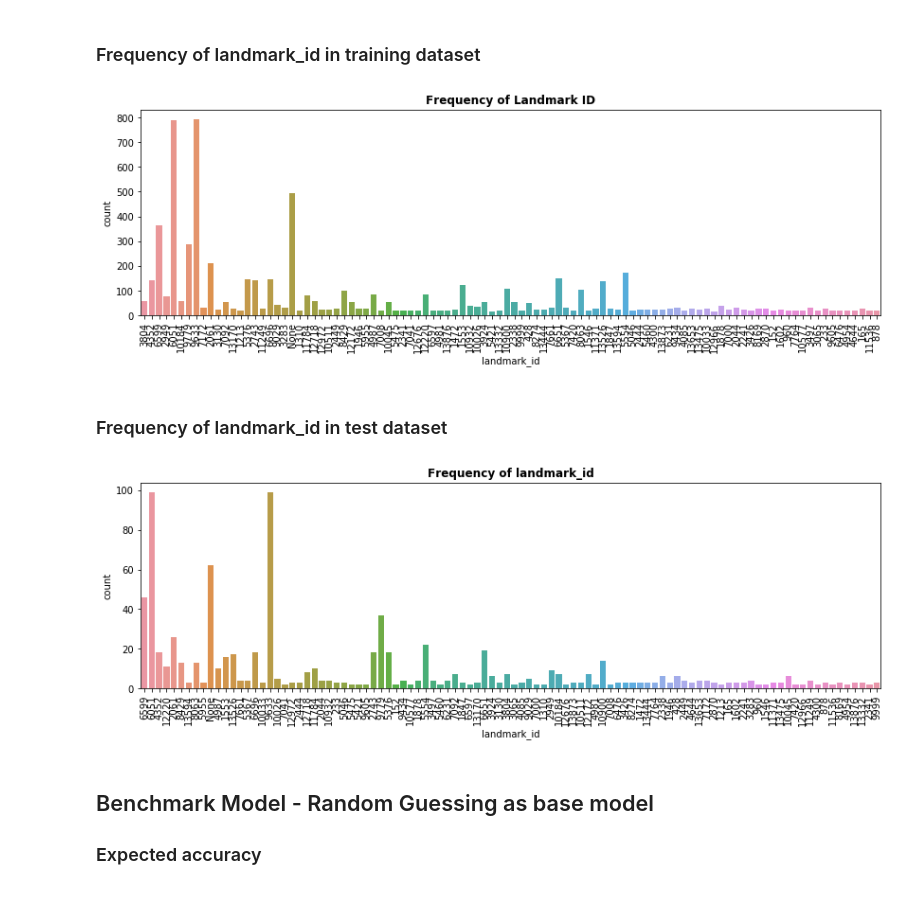
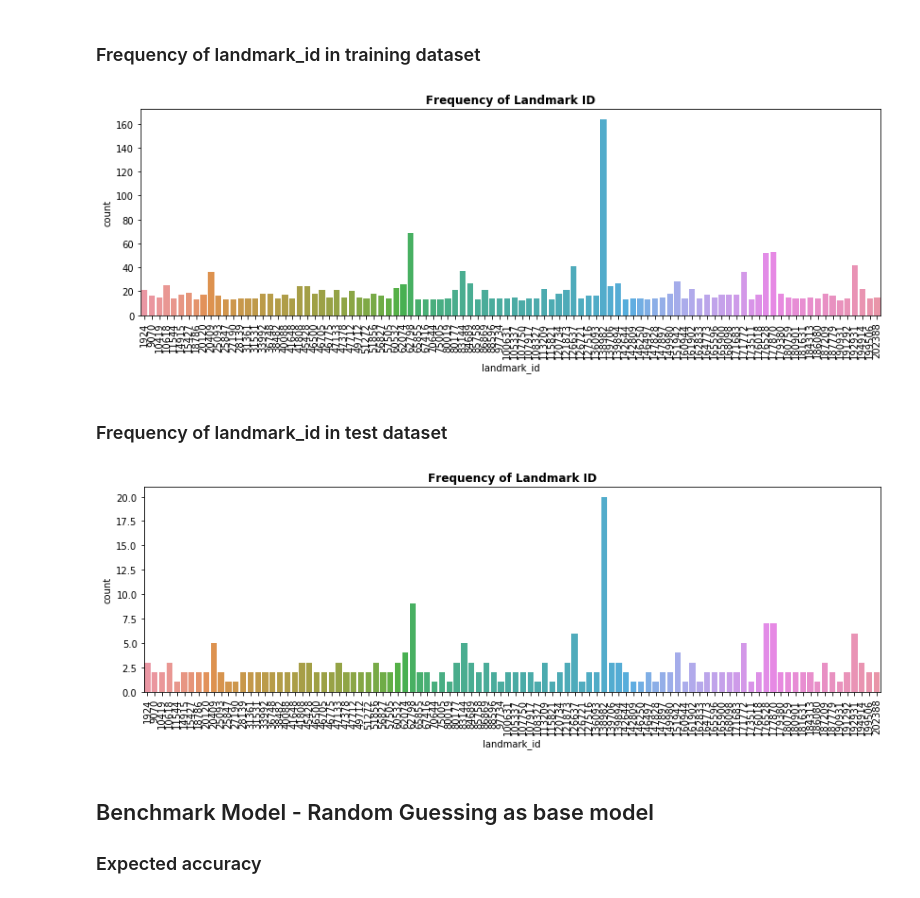
Before and after one commit to samuel890/google-landmark-2019-competition, a Jupyter notebook: landmark_recognition.ipynb, the cells around one changed output. Saved outputs shown, nothing was run; the diff lists cells and outputs as text; code cells hidden in the pictures.

```diff
--- a/landmark_recognition.ipynb
+++ b/landmark_recognition.ipynb
@@ -52,10 +46,12 @@ landmarks=train.groupby(by='landmark_id').count().loc[:,'id']
 lm_stats = pd.concat([sorted_lm, sorted_lm/sorted_lm.sum(), sorted_lm.cumsum()/sorted_lm.sum()], axis=1, ignore_index=True)
 lm_stats.columns=['Count', 'Proportion', 'CumSum']
 
-top_100 = lm_stats[0 : 100] # top 100 most frequent landmark_id for image selection
+# top 100 most frequent landmark_id for image selection
+top_100 = lm_stats[0 : 100]
 
 train_ordered = train[train.landmark_id.isin(top_100.index)]
-# select 2% of images from each landmark_id with random state 17
+
+# select 1% of images from each landmark_id
 sample_group = train_ordered.groupby(by='landmark_id').apply(lambda x: x.sample(frac=0.02, random_state=17))
 sample_index = sample_group.index.levels[1]
 
@@ -64,7 +60,8 @@ train_sample = train.iloc[sample_index, :]
 
 # write to csv file
 train_sample.to_csv('train_sample.csv', index=False, quoting=csv.QUOTE_NONNUMERIC)
-train_sample_df = pd.read_csv('train_sample.csv')
+
+train_sample = pd.read_csv('train_sample.csv')
 # %%
 print("Total train dataset size:", train.shape[0])
 print("Total test dataset size:", test.shape[0])
@@ -186,17 +186,17 @@ h.set_title("Frequency of Landmark ID", fontweight="bold", fontsize=12)
 plt.xticks(rotation=90)
 plt.show()
 # %% [output]
-[figure, old version]
+[figure, new version]
 # %% [markdown]
 ### Frequency of landmark_id in test dataset
 # %%
 plt.figure(figsize = (14, 4))
 h = sns.countplot(x=y_test)
-h.set_title("Frequency of landmark_id", fontweight="bold", fontsize=12)
+h.set_title("Frequency of Landmark ID", fontweight="bold", fontsize=12)
 plt.xticks(rotation=90)
 plt.show()
 # %% [output]
-[figure, old version]
+[figure, new version]
 # %% [markdown]
 ## Benchmark Model - Random Guessing as base model
 ### Expected accuracy
```
Also changed, not shown: parts of 41 cells of this notebook, 3 other files.
